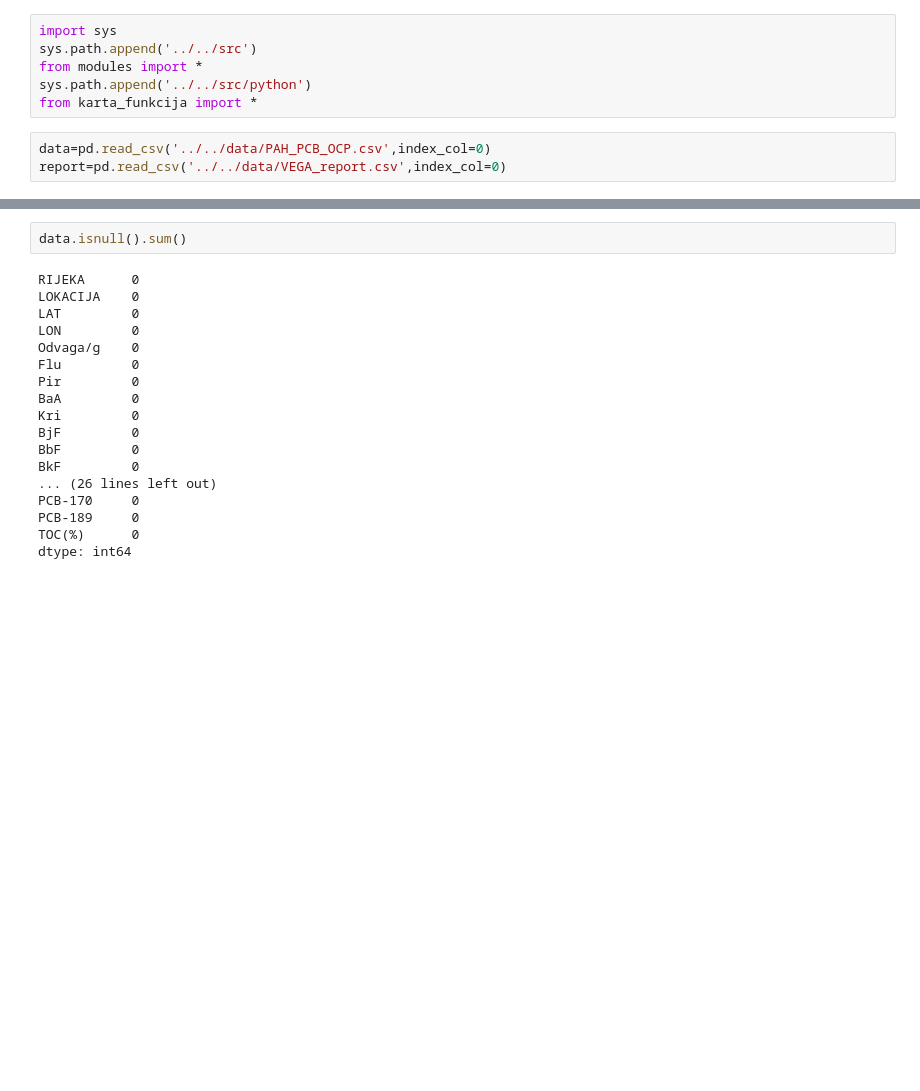
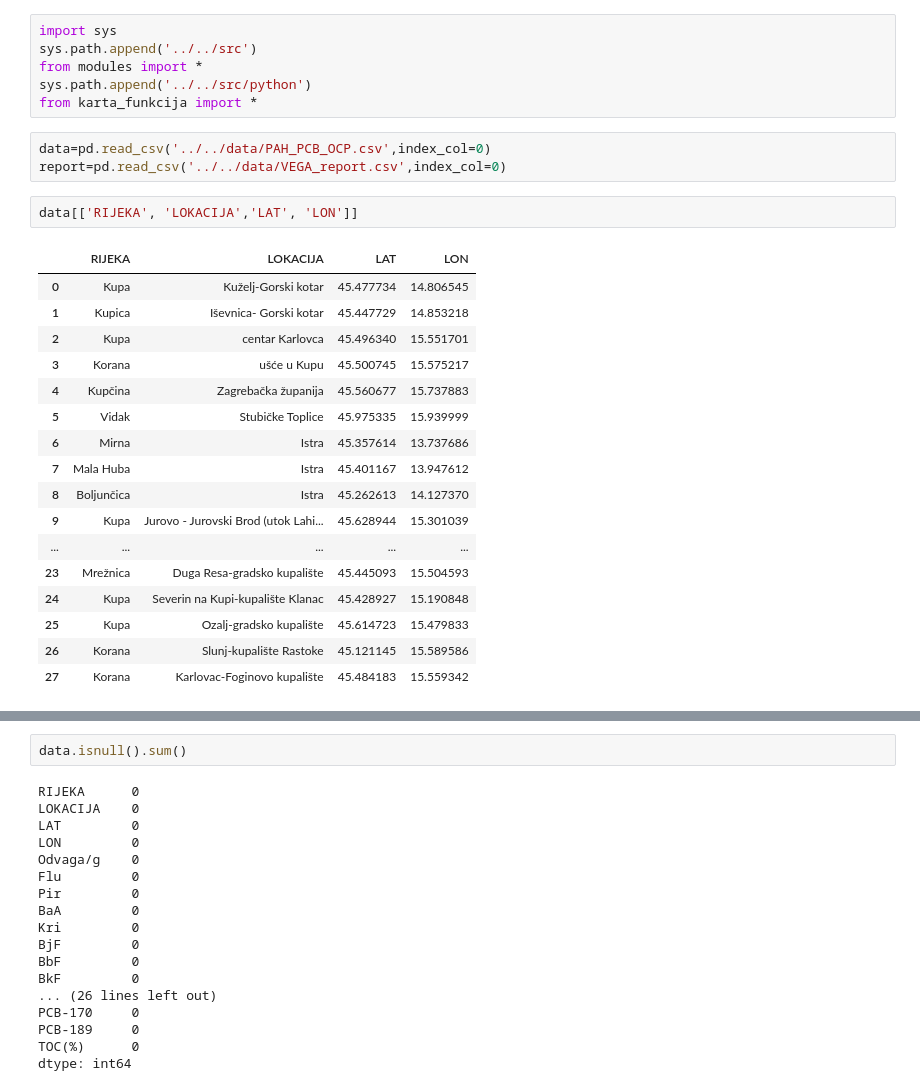
Before and after one commit to IvanaTerzic/Diplomski, a Jupyter notebook: kod/Notebooks/mapa_karta.ipynb, the cells around one changed output, grey strips where cells are left out. Saved outputs shown, nothing was run; the diff lists cells and outputs as text; blank space fills up the shorter version.

```diff
--- a/kod/Notebooks/mapa_karta.ipynb
+++ b/kod/Notebooks/mapa_karta.ipynb
@@ -7,3 +7,23 @@ from karta_funkcija import *
 # %%
 data=pd.read_csv('../../data/PAH_PCB_OCP.csv',index_col=0)
 report=pd.read_csv('../../data/VEGA_report.csv',index_col=0)
+# %%
+data[['RIJEKA', 'LOKACIJA','LAT', 'LON']]
+# %% [output]
+|  | RIJEKA | LOKACIJA | LAT | LON |
+| 0 | Kupa | Kuželj-Gorski kotar | 45.477734 | 14.806545 |
+| 1 | Kupica | Iševnica- Gorski kotar | 45.447729 | 14.853218 |
+| 2 | Kupa | centar Karlovca | 45.496340 | 15.551701 |
+| 3 | Korana | ušće u Kupu | 45.500745 | 15.575217 |
+| 4 | Kupčina | Zagrebačka županija | 45.560677 | 15.737883 |
+| 5 | Vidak | Stubičke Toplice | 45.975335 | 15.939999 |
+| 6 | Mirna | Istra | 45.357614 | 13.737686 |
+| 7 | Mala Huba | Istra | 45.401167 | 13.947612 |
+| 8 | Boljunčica | Istra | 45.262613 | 14.127370 |
+| 9 | Kupa | Jurovo - Jurovski Brod (utok Lahi... | 45.628944 | 15.301039 |
+| ... | ... | ... | ... | ... |
+| 23 | Mrežnica | Duga Resa-gradsko kupalište | 45.445093 | 15.504593 |
+| 24 | Kupa | Severin na Kupi-kupalište Klanac | 45.428927 | 15.190848 |
+| 25 | Kupa | Ozalj-gradsko kupalište | 45.614723 | 15.479833 |
+| 26 | Korana | Slunj-kupalište Rastoke | 45.121145 | 15.589586 |
+| 27 | Korana | Karlovac-Foginovo kupalište | 45.484183 | 15.559342 |
```
Also changed, not shown: parts of 3 cells of this notebook, 37 other files.
